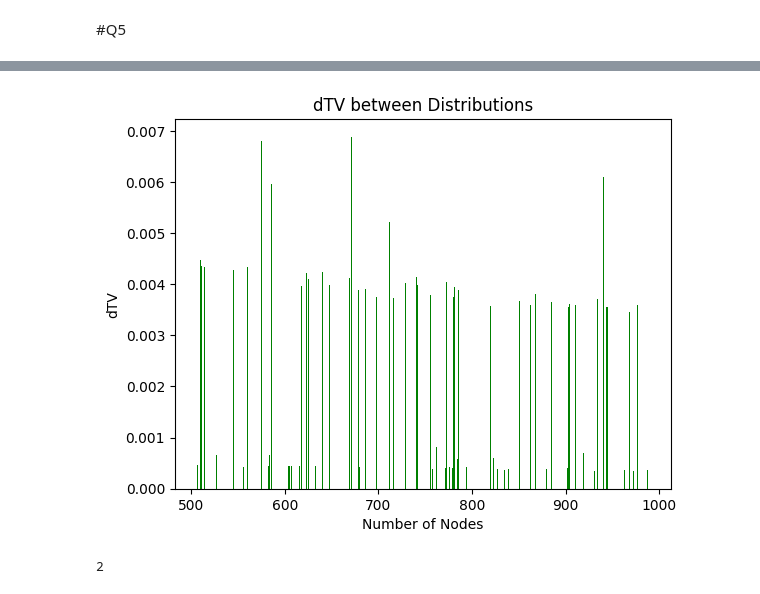
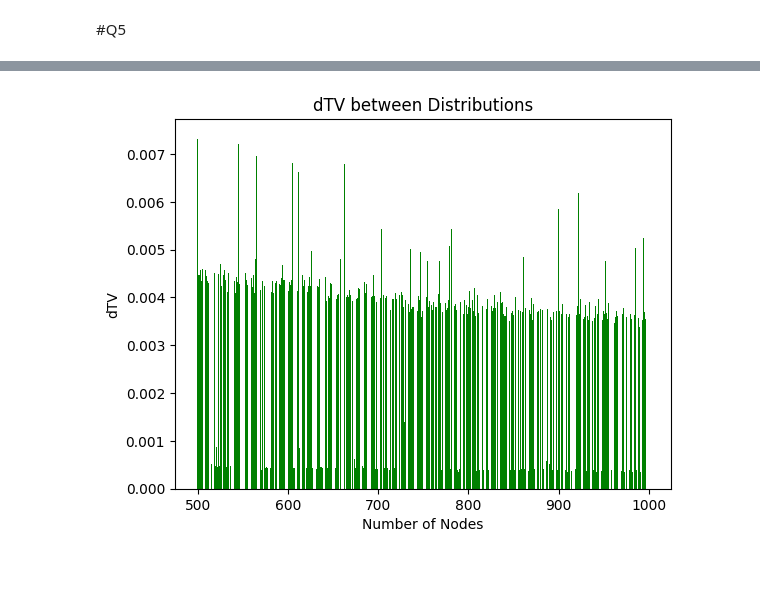
Before and after one commit to AmirEfi/Graph-Simulation, a Jupyter notebook: Simulation_Project.ipynb, the cells around one changed output, grey strips where cells are left out. Saved outputs shown, nothing was run; the diff lists cells and outputs as text; code cells hidden in the pictures.

```diff
--- a/Simulation_Project.ipynb
+++ b/Simulation_Project.ipynb
@@ -558,33 +558,24 @@ plt.show()
 # %%
 # Q5-Part2: dTV between PDFs
-def column(arr, i):
-    return [row[i] for row in arr]
-
 pdf_all = list()
-for i in range(100):
+for i in range(1000):
   pdf_deg = list()
   nodes_q5 = random.randrange(500,1000)
   SF_graph = nx.barabasi_albert_graph(nodes_q5, k)
   degrees = [SF_graph.degree(n) for n in SF_graph.nodes()]
   remDupDeg = rem_dup(degrees)
   tmp_ga = random.choice(gamma)
   for j in range(len(remDupDeg)):
     mean_deg = math.pow((remDupDeg[j]+2), -tmp_ga)
     pdf_deg.append(mean_deg)
 
   pdf_all.append([sum(pdf_deg)/len(pdf_deg), nodes_q5])
 
 df = pd.DataFrame(pdf_all, columns=['PDF', 'Nodes'])
 plt.bar(df["Nodes"], df["PDF"], color='green')
 plt.title("dTV between Distributions")
 plt.xlabel("Number of Nodes")
 plt.ylabel("dTV")
 plt.show()
 # %% [output]
-[figure, old version]
+[figure, new version]
-# %%
-z = list()
-z.append([2,3])
-print(z[0][0])
-# %% [output]
-2
```
Also changed, not shown: parts of 1 cell of this notebook.
